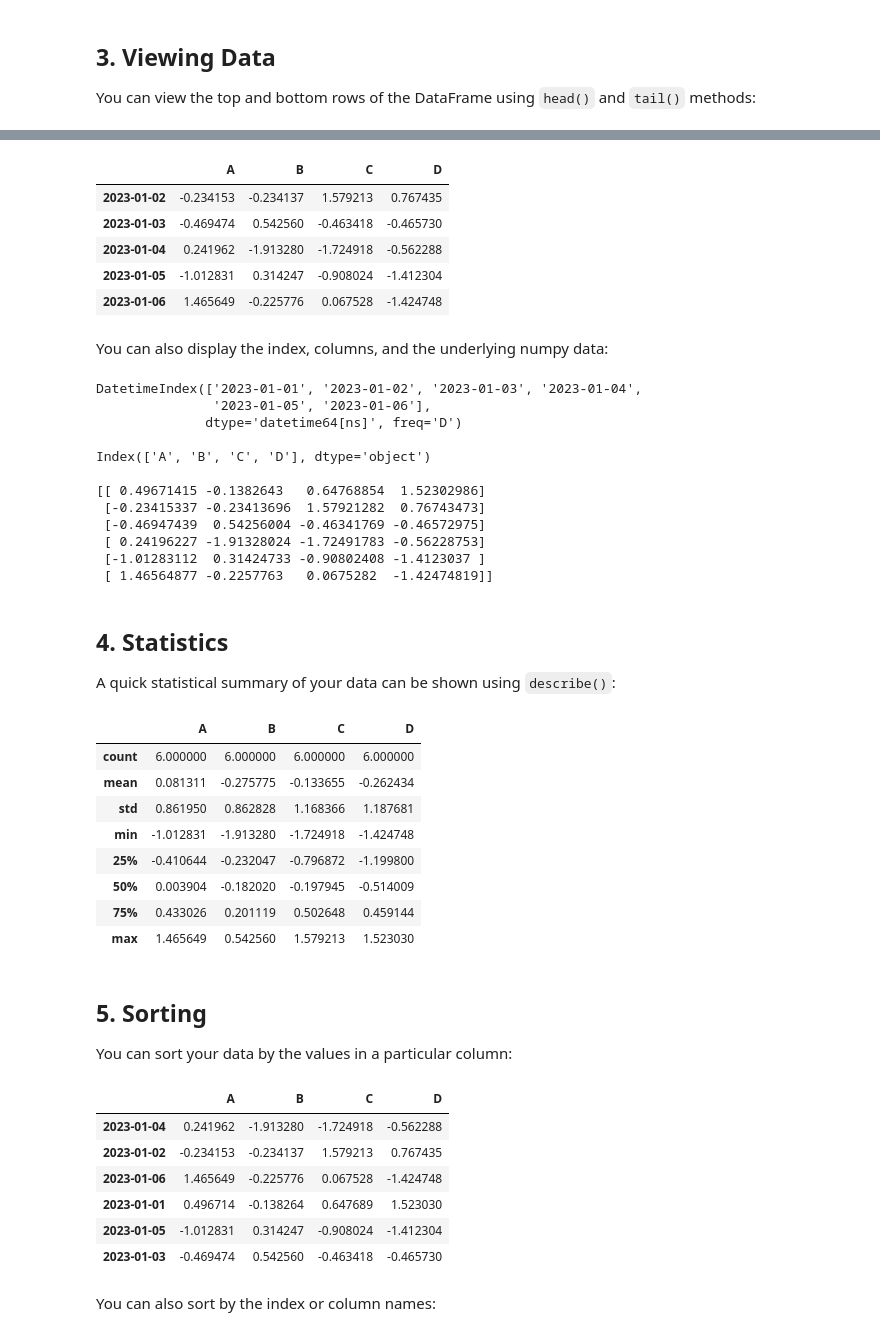
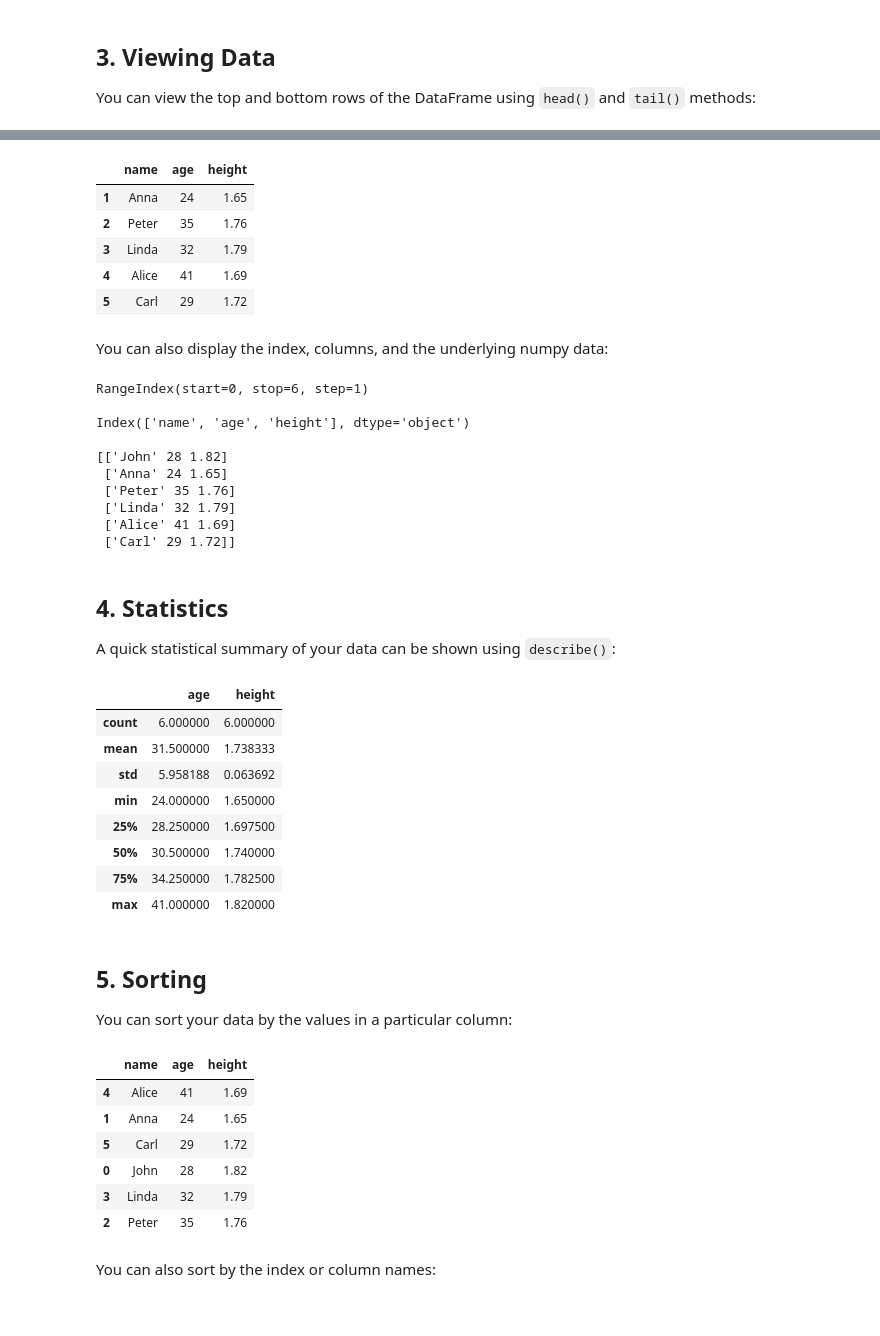
Before and after one commit to Matesanz/python-machine-learning-course, a Jupyter notebook: docs/📚-Tutorials/🐼-Pandas/pandas-basics.ipynb, the cells around one changed output, grey strips where cells are left out. Saved outputs shown, nothing was run; the diff lists cells and outputs as text; code cells hidden in the pictures.

```diff
--- a/docs/📚-Tutorials/🐼-Pandas/pandas-basics.ipynb
+++ b/docs/📚-Tutorials/🐼-Pandas/pandas-basics.ipynb
@@ -54,0 +38,12 @@ print(df)
+# %%
+# Create a DataFrame by passing a numpy array, with a datetime index and labeled columns
+data = [
+    ['John', 28, 1.82],
+    ['Anna', 24, 1.65],
+    ['Peter', 35, 1.76],
+    ['Linda', 32, 1.79],
+    ['Alice', 41, 1.69],
+    ['Carl', 29, 1.72],
+]
+
+df = pd.DataFrame(data, columns=['name', 'age', 'height'])
@@ -70,12 +72,12 @@ df.head()
 # View bottom rows
 df.tail()
 # %% [output]
-|  | A | B | C | D |
-| 2023-01-02 | -0.234153 | -0.234137 | 1.579213 | 0.767435 |
-| 2023-01-03 | -0.469474 | 0.542560 | -0.463418 | -0.465730 |
-| 2023-01-04 | 0.241962 | -1.913280 | -1.724918 | -0.562288 |
-| 2023-01-05 | -1.012831 | 0.314247 | -0.908024 | -1.412304 |
-| 2023-01-06 | 1.465649 | -0.225776 | 0.067528 | -1.424748 |
+|  | name | age | height |
+| 1 | Anna | 24 | 1.65 |
+| 2 | Peter | 35 | 1.76 |
+| 3 | Linda | 32 | 1.79 |
+| 4 | Alice | 41 | 1.69 |
+| 5 | Carl | 29 | 1.72 |
 # %% [markdown]
 You can also display the index, columns, and the underlying numpy data:
 # %%
@@ -84,18 +86,16 @@ print(df.index, "\n")
 print(df.columns, "\n")
 print(df.values, "\n")
 # %% [output]
-DatetimeIndex(['2023-01-01', '2023-01-02', '2023-01-03', '2023-01-04',
-               '2023-01-05', '2023-01-06'],
-              dtype='datetime64[ns]', freq='D')
+RangeIndex(start=0, stop=6, step=1)
 
-Index(['A', 'B', 'C', 'D'], dtype='object')
+Index(['name', 'age', 'height'], dtype='object')
 
-[[ 0.49671415 -0.1382643   0.64768854  1.52302986]
- [-0.23415337 -0.23413696  1.57921282  0.76743473]
- [-0.46947439  0.54256004 -0.46341769 -0.46572975]
- [ 0.24196227 -1.91328024 -1.72491783 -0.56228753]
- [-1.01283112  0.31424733 -0.90802408 -1.4123037 ]
- [ 1.46564877 -0.2257763   0.0675282  -1.42474819]]
+[['John' 28 1.82]
+ ['Anna' 24 1.65]
+ ['Peter' 35 1.76]
+ ['Linda' 32 1.79]
+ ['Alice' 41 1.69]
+ ['Carl' 29 1.72]]
 # %% [markdown]
 ## 4. Statistics
 
@@ -103,29 +103,29 @@ A quick statistical summary of your data can be shown using `describe()`:
 # %%
 df.describe()
 # %% [output]
-|  | A | B | C | D |
-| count | 6.000000 | 6.000000 | 6.000000 | 6.000000 |
-| mean | 0.081311 | -0.275775 | -0.133655 | -0.262434 |
-| std | 0.861950 | 0.862828 | 1.168366 | 1.187681 |
-| min | -1.012831 | -1.913280 | -1.724918 | -1.424748 |
-| 25% | -0.410644 | -0.232047 | -0.796872 | -1.199800 |
-| 50% | 0.003904 | -0.182020 | -0.197945 | -0.514009 |
-| 75% | 0.433026 | 0.201119 | 0.502648 | 0.459144 |
-| max | 1.465649 | 0.542560 | 1.579213 | 1.523030 |
+|  | age | height |
+| count | 6.000000 | 6.000000 |
+| mean | 31.500000 | 1.738333 |
+| std | 5.958188 | 0.063692 |
+| min | 24.000000 | 1.650000 |
+| 25% | 28.250000 | 1.697500 |
+| 50% | 30.500000 | 1.740000 |
+| 75% | 34.250000 | 1.782500 |
+| max | 41.000000 | 1.820000 |
 # %% [markdown]
 ## 5. Sorting
 
 You can sort your data by the values in a particular column:
 # %%
-df.sort_values(by='B')
+df.sort_values(by='name')
 # %% [output]
-|  | A | B | C | D |
-| 2023-01-04 | 0.241962 | -1.913280 | -1.724918 | -0.562288 |
-| 2023-01-02 | -0.234153 | -0.234137 | 1.579213 | 0.767435 |
-| 2023-01-06 | 1.465649 | -0.225776 | 0.067528 | -1.424748 |
-| 2023-01-01 | 0.496714 | -0.138264 | 0.647689 | 1.523030 |
-| 2023-01-05 | -1.012831 | 0.314247 | -0.908024 | -1.412304 |
-| 2023-01-03 | -0.469474 | 0.542560 | -0.463418 | -0.465730 |
+|  | name | age | height |
+| 4 | Alice | 41 | 1.69 |
+| 1 | Anna | 24 | 1.65 |
+| 5 | Carl | 29 | 1.72 |
+| 0 | John | 28 | 1.82 |
+| 3 | Linda | 32 | 1.79 |
+| 2 | Peter | 35 | 1.76 |
 # %% [markdown]
 You can also sort by the index or column names:
 # %%
```
Also changed, not shown: parts of 21 cells of this notebook.
